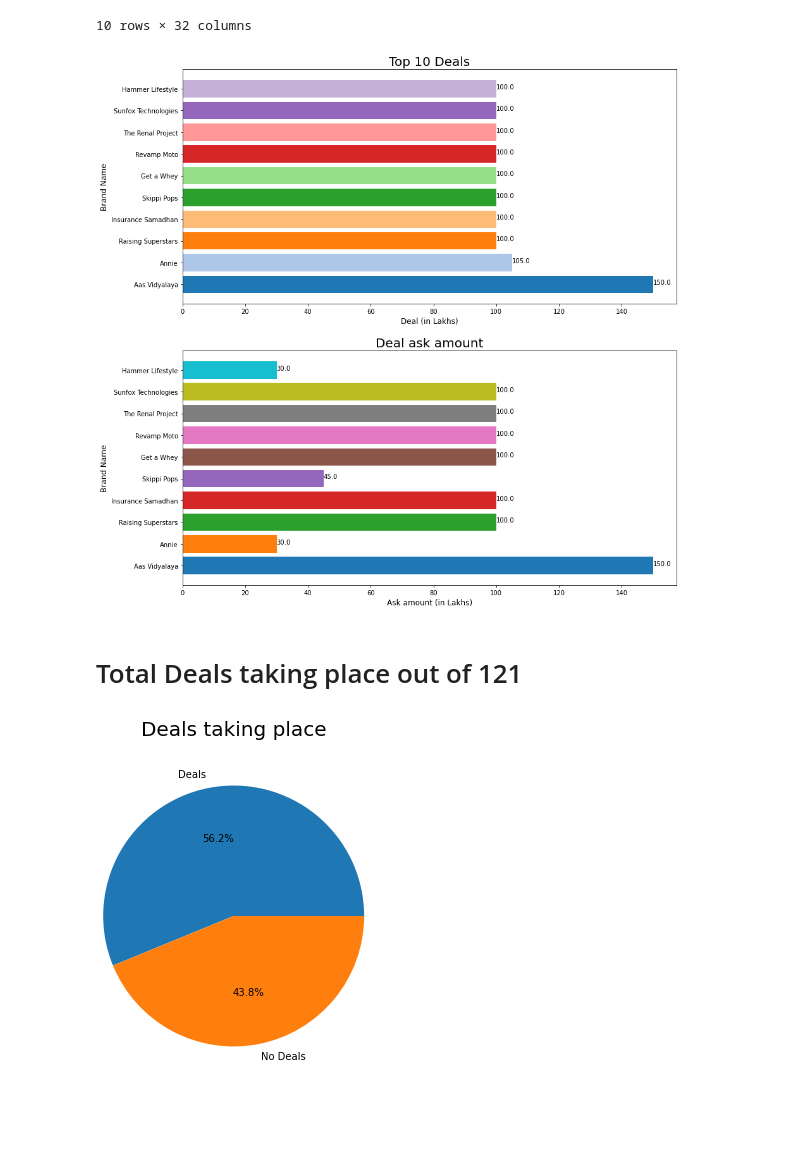
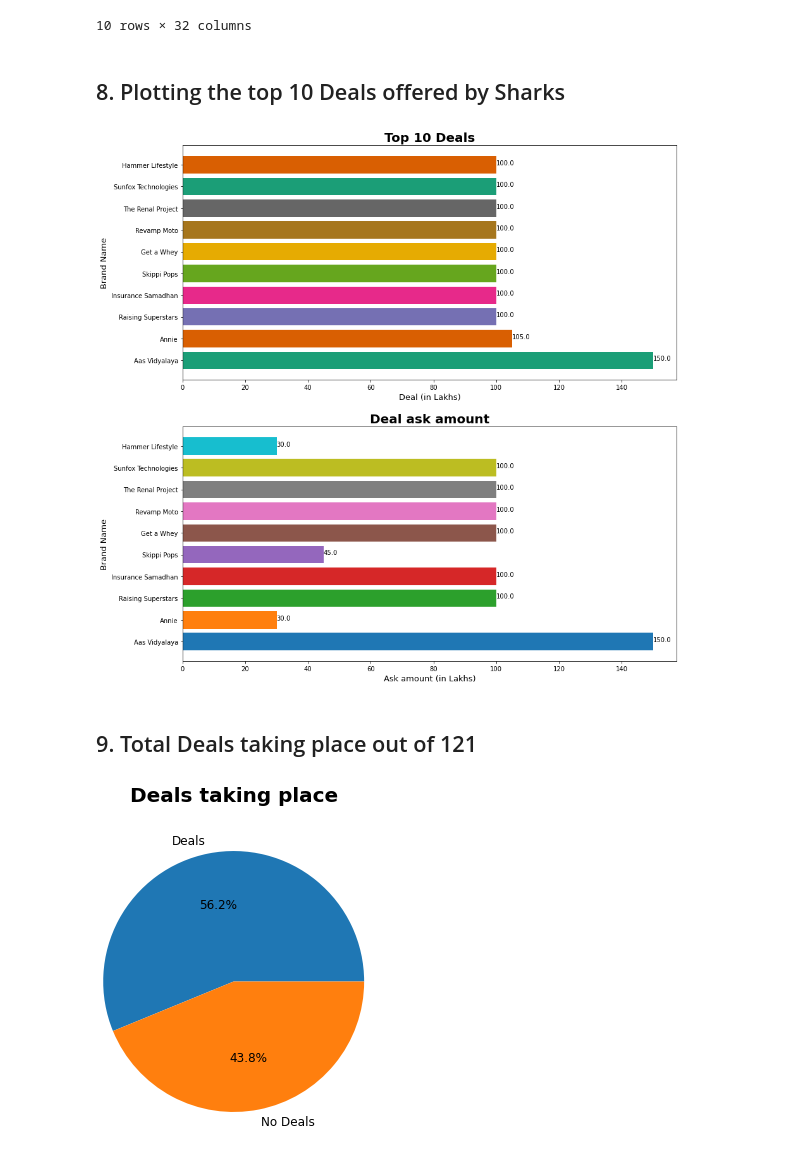
Before and after one commit to abinashkonwar/EDA_of_Shark_Tank_Data, a Jupyter notebook: Shark Tank Deal Analysis.ipynb, the cells around one changed output. Saved outputs shown, nothing was run; the diff lists cells and outputs as text; code cells hidden in the pictures; blank space fills up the shorter version.

```diff
--- a/Shark Tank Deal Analysis.ipynb
+++ b/Shark Tank Deal Analysis.ipynb
@@ -281,35 +307,37 @@ top_deals
 | 79 | 25 | 80 | Sunfox Technologies | Portable ECG Device | 1 | 100.0 | ... |
 | 42 | 15 | 43 | Hammer Lifestyle | Smart Audio Products | 1 | 30.0 | ... |
 10 rows × 32 columns
+# %% [markdown]
+## 8. Plotting the top 10 Deals offered by Sharks
 # %%
 fig, axs = plt.subplots(2,1, figsize=(14, 15))
 
-col_map = plt.get_cmap('tab20')
+col_map = plt.get_cmap('Dark2')
 axs[0].barh(top_deals['brand_name'], top_deals['deal_amount_lakhs'], color = col_map.colors)
-axs[0].set_title('Top 10 Deals', fontdict={'fontsize':20})
-axs[0].set_xlabel('Deal (in Lakhs)', fontdict={'fontsize':12})
-axs[0].set_ylabel('Brand Name',fontdict={'fontsize':12})
+axs[0].set_title('Top 10 Deals', fontdict={'fontsize':20, 'weight': 550})
+axs[0].set_xlabel('Deal (in Lakhs)', fontdict={'fontsize':13})
+axs[0].set_ylabel('Brand Name',fontdict={'fontsize':13})
 for i in range(len(top_deals)):
     axs[0].text(top_deals['deal_amount_lakhs'].iloc[i], top_deals['brand_name'].iloc[i], top_deals['deal_amount_lakhs'].iloc[i])
 
 col_map = plt.get_cmap('tab10')
 axs[1].barh(top_deals['brand_name'], top_deals['startup_ask_amount_lakhs'], color = col_map.colors)
-axs[1].set_title('Deal ask amount', fontdict={'fontsize':20})
-axs[1].set_xlabel('Ask amount (in Lakhs)', fontdict={'fontsize':12})
-axs[1].set_ylabel('Brand Name',fontdict={'fontsize':12})
+axs[1].set_title('Deal ask amount', fontdict={'fontsize':20, 'weight': 550})
+axs[1].set_xlabel('Ask amount (in Lakhs)', fontdict={'fontsize':13})
+axs[1].set_ylabel('Brand Name',fontdict={'fontsize':13})
 for i in range(len(top_deals)):
     axs[1].text(top_deals['startup_ask_amount_lakhs'].iloc[i], top_deals['brand_name'].iloc[i], top_deals['startup_ask_amount_lakhs'].iloc[i])
 # %% [output]
-[figure, old version]
+[figure, new version]
 # %% [markdown]
-# Total Deals taking place out of 121
+## 9. Total Deals taking place out of 121
 # %%
 deals_taking_place = df[df['deal_offered'] == 1].shape[0]
 # %%
 deals_not_taking_place = df[df['deal_offered'] == 0].shape[0]
 # %%
-plt.pie([deals_taking_place, deals_not_taking_place], labels = ['Deals', 'No Deals'], radius = 1.5, autopct = '%0.1f%%')
-plt.title('Deals taking place', y=1.3, fontdict={'fontsize':20})
+plt.pie([deals_taking_place, deals_not_taking_place], textprops={'fontsize':12}, labels = ['Deals', 'No Deals'], radius = 1.5, autopct = '%0.1f%%')
+plt.title('Deals taking place', y=1.3, fontdict={'fontsize':20, 'weight': 550})
 plt.show()
 # %% [output]
-[figure, old version]
+[figure, new version]
```
Also changed, not shown: parts of 24 cells of this notebook.
